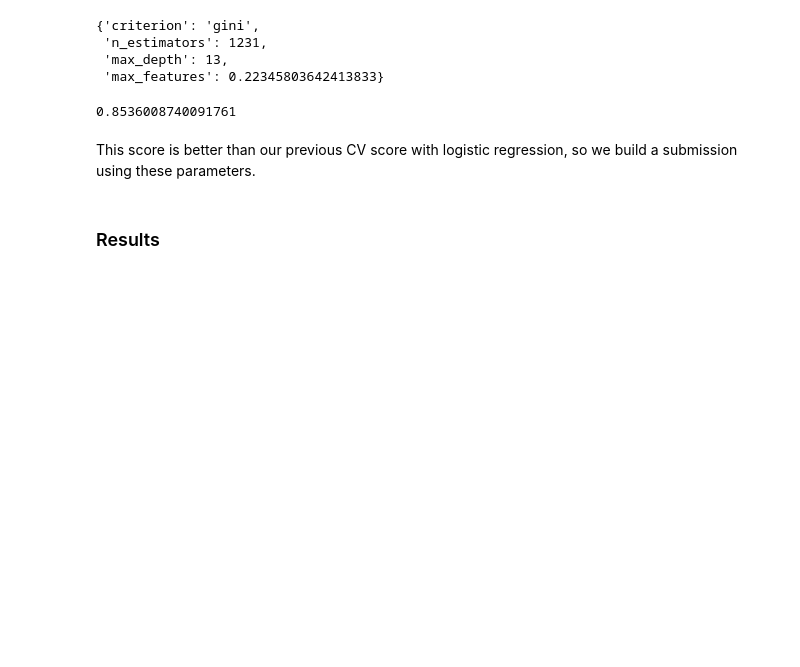
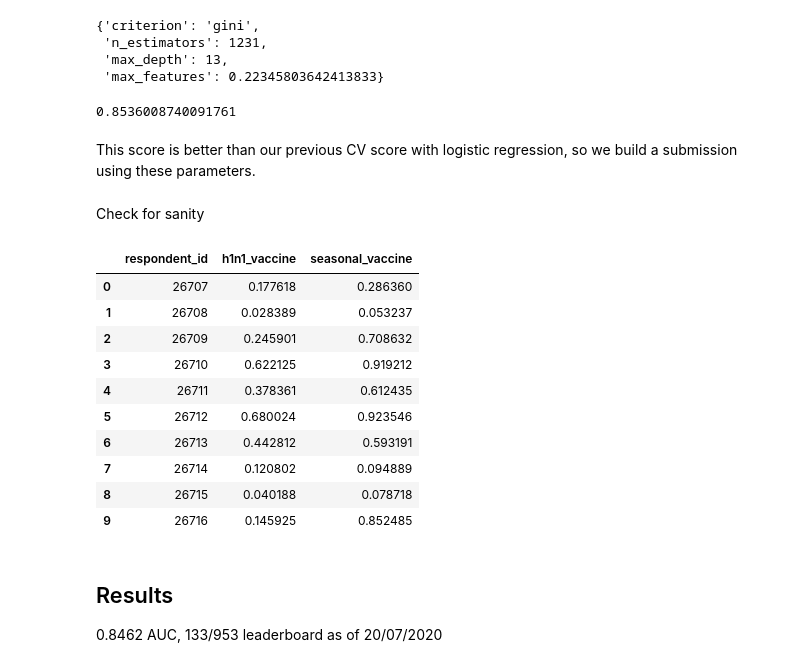
Before and after one commit to Jswig/drivendata-flu-learning, a Jupyter notebook: src/notebooks/apoirel-models-02.ipynb, the cells around one changed output. Saved outputs shown, nothing was run; the diff lists cells and outputs as text; code cells hidden in the pictures; blank space fills up the shorter version.

```diff
--- a/src/notebooks/apoirel-models-02.ipynb
+++ b/src/notebooks/apoirel-models-02.ipynb
@@ -170,2 +170,20 @@ sub.to_csv('../../output/tuned_rf_pred.csv', index = False)
-# %% [markdown]
-### Results
+# %% [markdown]
+Check for sanity
+# %%
+sub.head(10)
+# %% [output]
+|  | respondent_id | h1n1_vaccine | seasonal_vaccine |
+| 0 | 26707 | 0.177618 | 0.286360 |
+| 1 | 26708 | 0.028389 | 0.053237 |
+| 2 | 26709 | 0.245901 | 0.708632 |
+| 3 | 26710 | 0.622125 | 0.919212 |
+| 4 | 26711 | 0.378361 | 0.612435 |
+| 5 | 26712 | 0.680024 | 0.923546 |
+| 6 | 26713 | 0.442812 | 0.593191 |
+| 7 | 26714 | 0.120802 | 0.094889 |
+| 8 | 26715 | 0.040188 | 0.078718 |
+| 9 | 26716 | 0.145925 | 0.852485 |
+# %% [markdown]
+## Results
+
+0.8462 AUC, 133/953 leaderboard as of 20/07/2020
```
Also changed, not shown: parts of 2 cells of this notebook, 3 other files.
